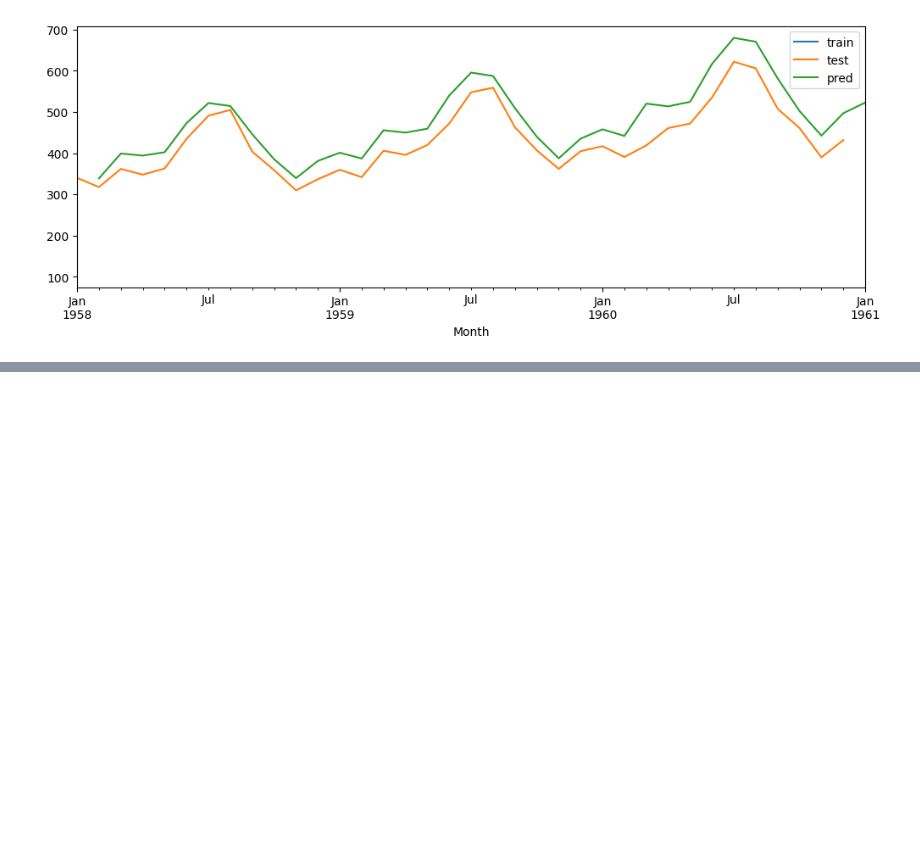
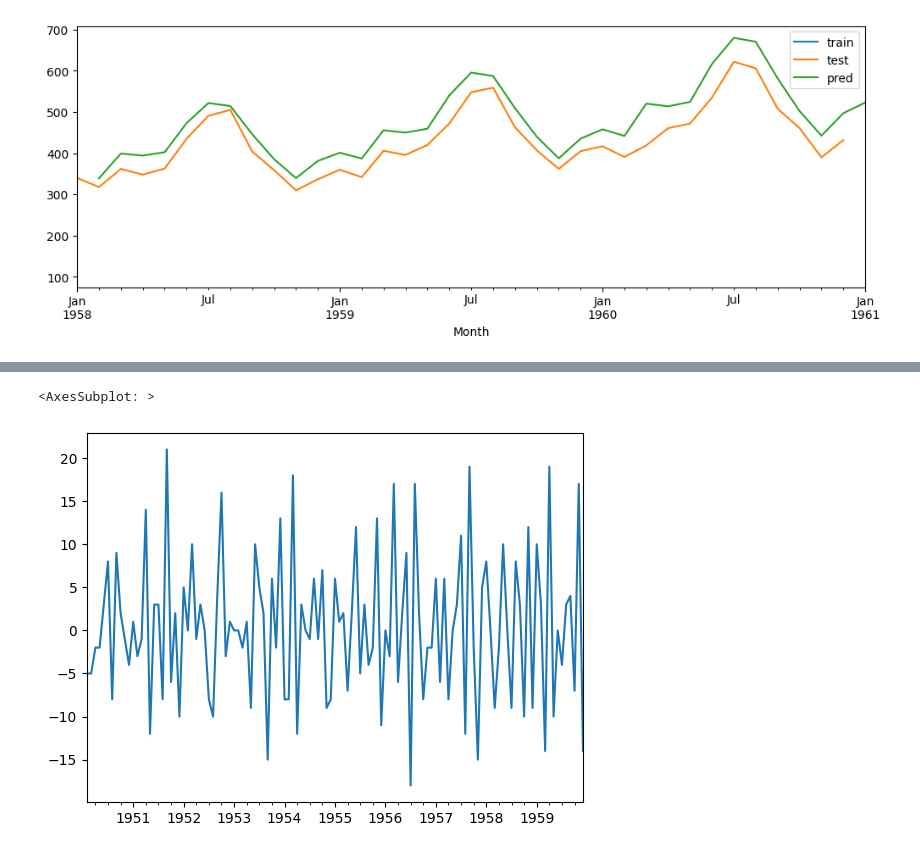
Before and after one commit to kkh975/class-time-analysis, a Jupyter notebook: ch08_1.ipynb, the cells around one changed output, grey strips where cells are left out. Cells and saved outputs as stored; diff of their text form; code cells hidden in the pictures; blank space fills up the shorter version.

```diff
--- a/ch08_1.ipynb
+++ b/ch08_1.ipynb
@@ -80,0 +170,5 @@ test_pred.plot(legend=True, label='pred', xlim=['1958-01-01', '1961-01-01'])
+# %%
+diff(df2['b'], k_diff=1).plot()
+# %% [output]
+<AxesSubplot: >
+[figure, added]
```
Also changed, not shown: parts of 14 cells of this notebook.
